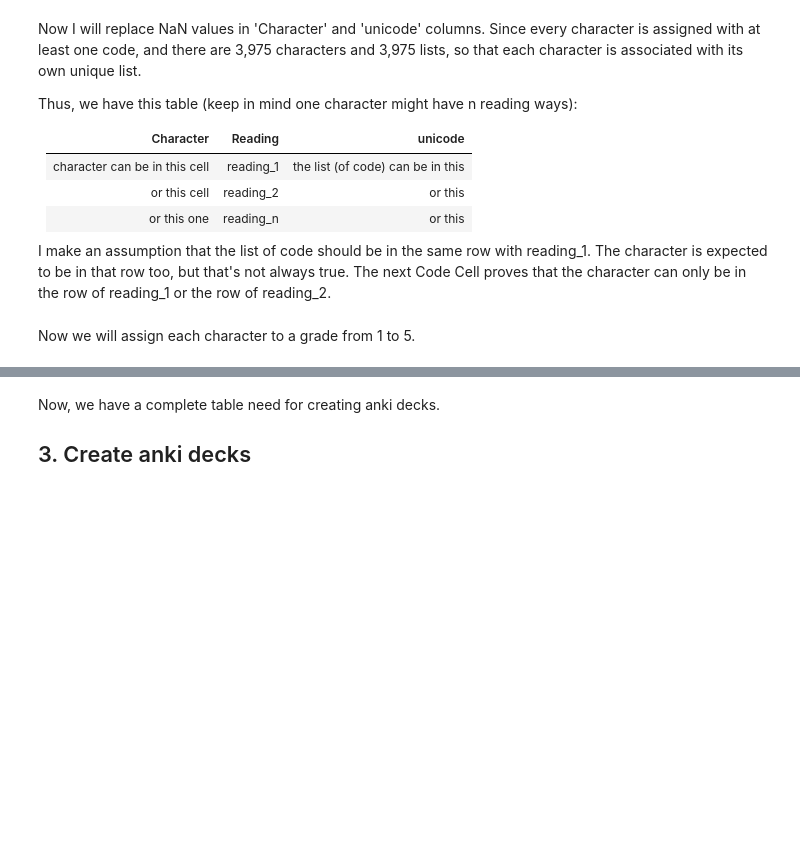
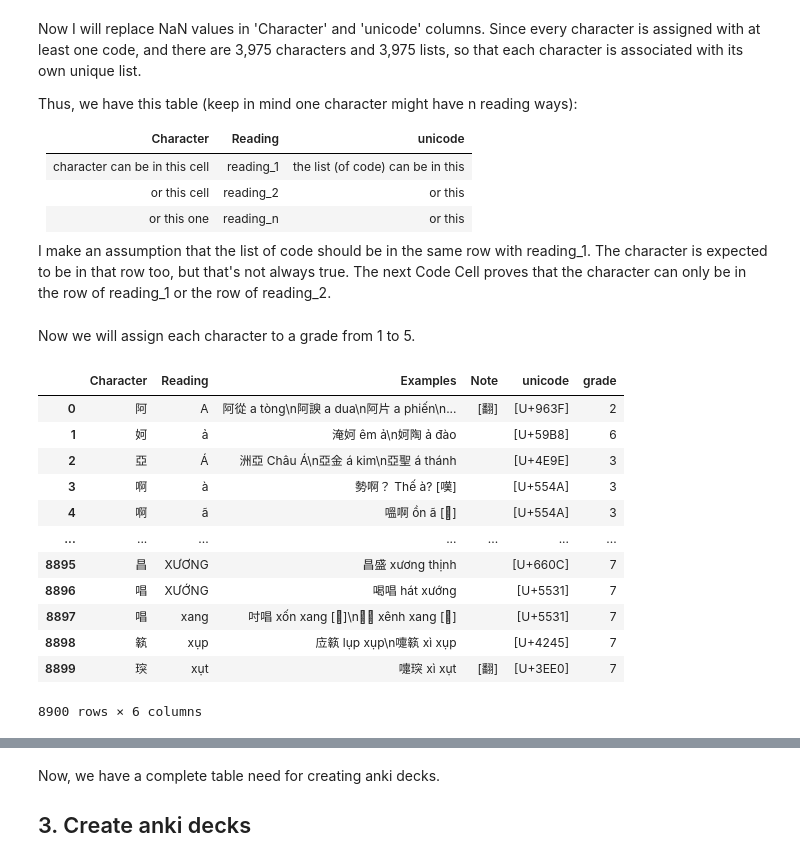
Before and after one commit to Huangphoux/standard-han-nom, a Jupyter notebook: standard_han_nom.ipynb, the cells around one changed output, grey strips where cells are left out. Saved outputs shown, nothing was run; the diff lists cells and outputs as text; code cells hidden in the pictures; blank space fills up the shorter version.

Commit message:
fix: reading_3 were ignored, dot in Note to newline

```diff
--- a/standard_han_nom.ipynb
+++ b/standard_han_nom.ipynb
@@ -113,6 +171,7 @@ for index, value in temp1.items():
     if value == True:
         special_index_list.append(index)
         special_index_list.append(index+1)
+        special_index_list.append(index+2)
 
 # standard_table_lv1.iloc[special_index_list]
 # %%
@@ -120,7 +179,10 @@ for index, value in temp1.items():
 for index, value in temp1.items():
     if value == True:
         standard_table_lv1.loc[index, 'Character'] = standard_table_lv1.loc[index + 1, 'Character']
+        standard_table_lv1.loc[index, 'Character'] = standard_table_lv1.loc[index + 2, 'Character']
+
         standard_table_lv1.loc[index + 1, 'Character'] = np.nan
+        standard_table_lv1.loc[index + 2, 'Character'] = np.nan
 # %%
 # fill all NaN value in Character column and unicode column
 standard_table_lv1['Character'] = standard_table_lv1['Character'].fillna(method='ffill')
@@ -156,12 +218,29 @@ standard_table_lv1['grade'] = standard_table_lv1['grade'].apply(lambda x: 7 if x
 # %%
 # Cleaning all \n in Reading and Example
 standard_table_lv1['Reading'] = standard_table_lv1['Reading'].str.replace('\n', '', regex=True)
+
 standard_table_lv1['Examples'] = standard_table_lv1['Examples'].str.replace('\n', '', regex=True)
 standard_table_lv1['Examples'] = standard_table_lv1['Examples'].str.replace(' ?· ?', '・', regex=True)
-
 standard_table_lv1['Examples'] = standard_table_lv1['Examples'].str.replace('・ ', '・', regex=True)
+standard_table_lv1['Examples'] = standard_table_lv1['Examples'].str.replace('・', '\n', regex=True)
 
 standard_table_lv1['Note'] = standard_table_lv1['Note'].astype(str)
 # %%
 # Export
 # standard_table_lv1.to_excel('/content/after-processing-list.xlsx', index=False)
+# %%
+standard_table_lv1
+# %% [output]
+|  | Character | Reading | Examples | Note | unicode | grade |
+| 0 | 阿 | A | 阿從 a tòng\n阿諛 a dua\n阿片 a phiến\n... | [翻] | [U+963F] | 2 |
+| 1 | 妸 | ả | 淹妸 êm ả\n妸陶 ả đào |  | [U+59B8] | 6 |
+| 2 | 亞 | Á | 洲亞 Châu Á\n亞金 á kim\n亞聖 á thánh |  | [U+4E9E] | 3 |
+| 3 | 啊 | à | 勢啊？ Thế à? [嘆] |  | [U+554A] | 3 |
+| 4 | 啊 | ã | 嗢啊 ồn ã [𠸨] |  | [U+554A] | 3 |
+| ... | ... | ... | ... | ... | ... | ... |
+| 8895 | 昌 | XƯƠNG | 昌盛 xương thịnh |  | [U+660C] | 7 |
+| 8896 | 唱 | XƯỚNG | 喝唱 hát xướng |  | [U+5531] | 7 |
+| 8897 | 唱 | xang | 吋唱 xốn xang [𠸨]\n𫕸唱 xênh xang [𠸨] |  | [U+5531] | 7 |
+| 8898 | 䉅 | xụp | 㡴䉅 lụp xụp\n嚏䉅 xì xụp |  | [U+4245] | 7 |
+| 8899 | 㻠 | xụt | 嚏㻠 xì xụt | [翻] | [U+3EE0] | 7 |
+8900 rows × 6 columns
```
Also changed, not shown: parts of 9 cells of this notebook.
